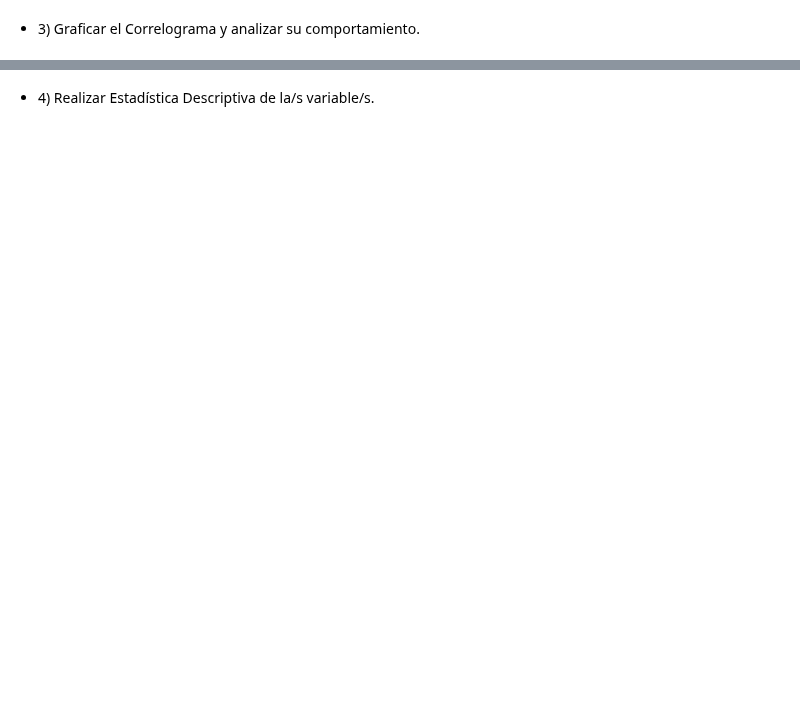
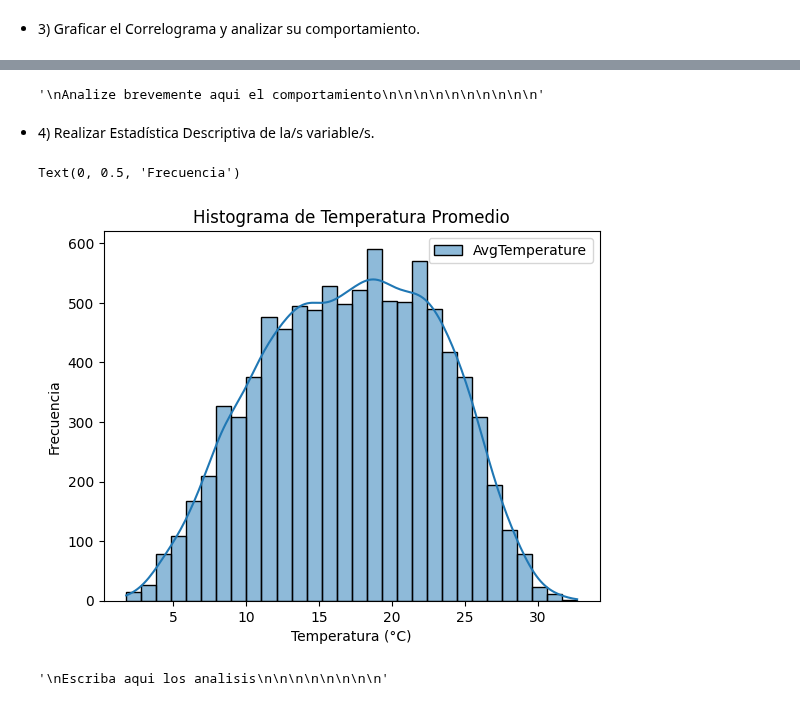
Before and after one commit to AndresMontesDeOca/TimeSeries, a Jupyter notebook: Unidad_2/AST_Clase_2_ejercicio_asincronico.ipynb, the cells around one changed output, grey strips where cells are left out. Drawn from its saved outputs; the diff is of its cells as text; code cells hidden in the pictures; blank space fills up the shorter version.

```diff
--- a/Unidad_2/AST_Clase_2_ejercicio_asincronico.ipynb
+++ b/Unidad_2/AST_Clase_2_ejercicio_asincronico.ipynb
@@ -112,3 +183,15 @@ Analize brevemente aqui el comportamiento
+# %%
+'''
+Analize brevemente aqui el comportamiento
+
+- ACF: Los picos periódicos sugieren una estacionalidad en los datos, posiblemente relacionados con las estaciones del año.
+- PACF: Solo los primeros lags tienen una correlación significativa con la serie temporal después de eliminar los efectos de los lags intermedios
+AR(1) o AR(3)
+
+
+'''
+# %% [output]
+'\nAnalize brevemente aqui el comportamiento\n\n\n\n\n\n\n\n\n\n'
 # %% [markdown]
 
 <li type="square">4) Realizar Estadística Descriptiva de la/s variable/s.</li>
@@ -127,0 +198,22 @@ Escriba aqui los analisis
+# %%
+# escriba aqui su codigo
+import seaborn as sns
+
+# Histograma
+sns.histplot(data_arg, kde=True, bins=30, color='skyblue')
+plt.title('Histograma de Temperatura Promedio')
+plt.xlabel('Temperatura (°C)')
+plt.ylabel('Frecuencia')
+# %% [output]
+Text(0, 0.5, 'Frecuencia')
+[figure, added]
+# %%
+'''
+Escriba aqui los analisis
+
+- La temperatura en Buenos Aires muestra una distribución aproximadamente simétrica con un ligero sesgo hacia la izquierda
+- La serie temporal revela patrones estacionales claros con fluctuaciones regulares a lo largo del año
+
+'''
+# %% [output]
+'\nEscriba aqui los analisis\n\n\n\n\n\n\n\n'
```
Also changed, not shown: parts of 16 cells of this notebook.
